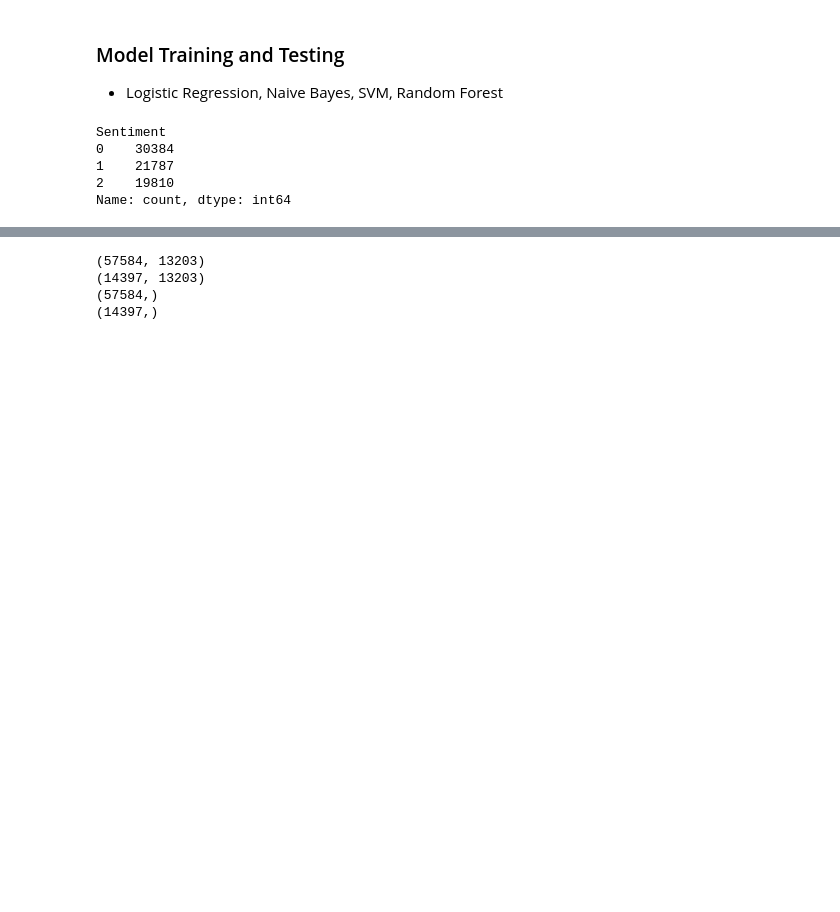
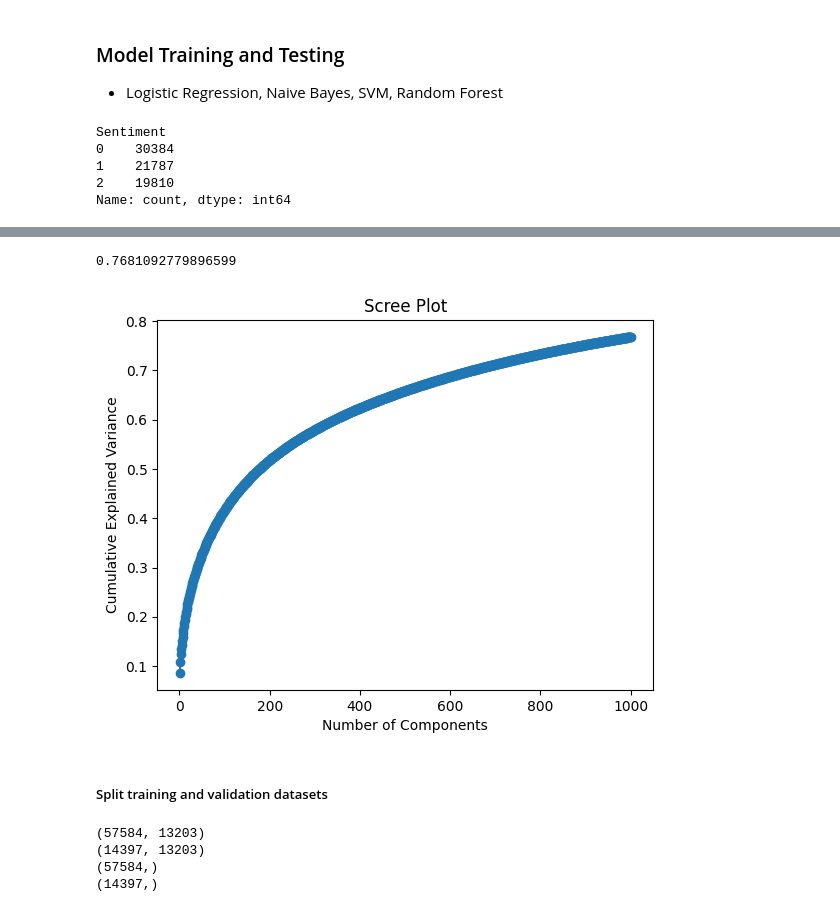
Before and after one commit to Willnguyen02/PHYS-243-Final-Project, a Jupyter notebook: PHYS_243_Final.ipynb, the cells around one changed output, grey strips where cells are left out. Cells and saved outputs as stored; diff of their text form; code cells hidden in the pictures; blank space fills up the shorter version.

```diff
--- a/PHYS_243_Final.ipynb
+++ b/PHYS_243_Final.ipynb
@@ -611,0 +620,20 @@ Name: count, dtype: int64
+# %%
+# [pca]
+sdlkfsdljf
+"""
+from sklearn.decomposition import PCA
+scaler = StandardScaler()
+
+train_df_pca = train_df.drop(columns=["Sentiment"])
+
+if isinstance(train_df_pca, pd.DataFrame):  # If it's a DataFrame, extract values first
+    train_df_pca = train_df_pca.values
+
+if hasattr(train_df_pca, "toarray"):  # If it's sparse, convert to dense
+    train_df_pca = train_df_pca.toarray()
+
+
+pca = PCA(n_components=10000)
+train_df_pca = pca.fit_transform(train_df_pca)
+
+"""
@@ -612,3 +670,21 @@ Name: count, dtype: int64
+# %%
+
+cumlative_explained_variance = pca.explained_variance_ratio_.sum()
+cumlative_explained_variance
+# %% [output]
+0.7681092779896599
+# %%
+explained_variance = np.cumsum(pca.explained_variance_ratio_)
+
+plt.plot(range(1, len(explained_variance) + 1), explained_variance, marker='o', linestyle='--')
+plt.xlabel('Number of Components')
+plt.ylabel('Cumulative Explained Variance')
+plt.title('Scree Plot')
+plt.show()
+# %% [output]
+[figure, added]
+# %% [markdown]
+##### Split training and validation datasets
 # %%
 # Split dataset into features and targets
 X = train_df.drop("Sentiment", axis=1)
```
Also changed, not shown: parts of 19 cells of this notebook, 1 other file.
